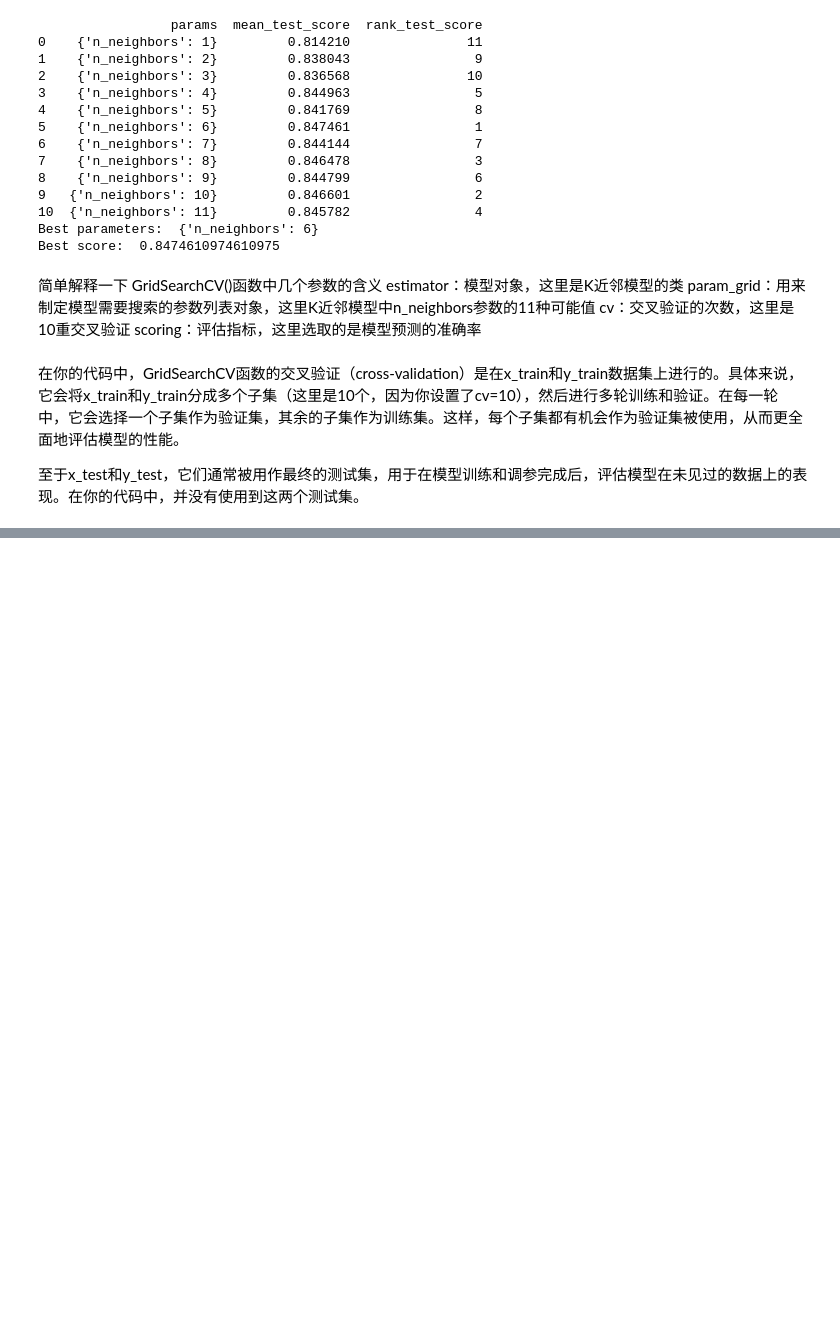
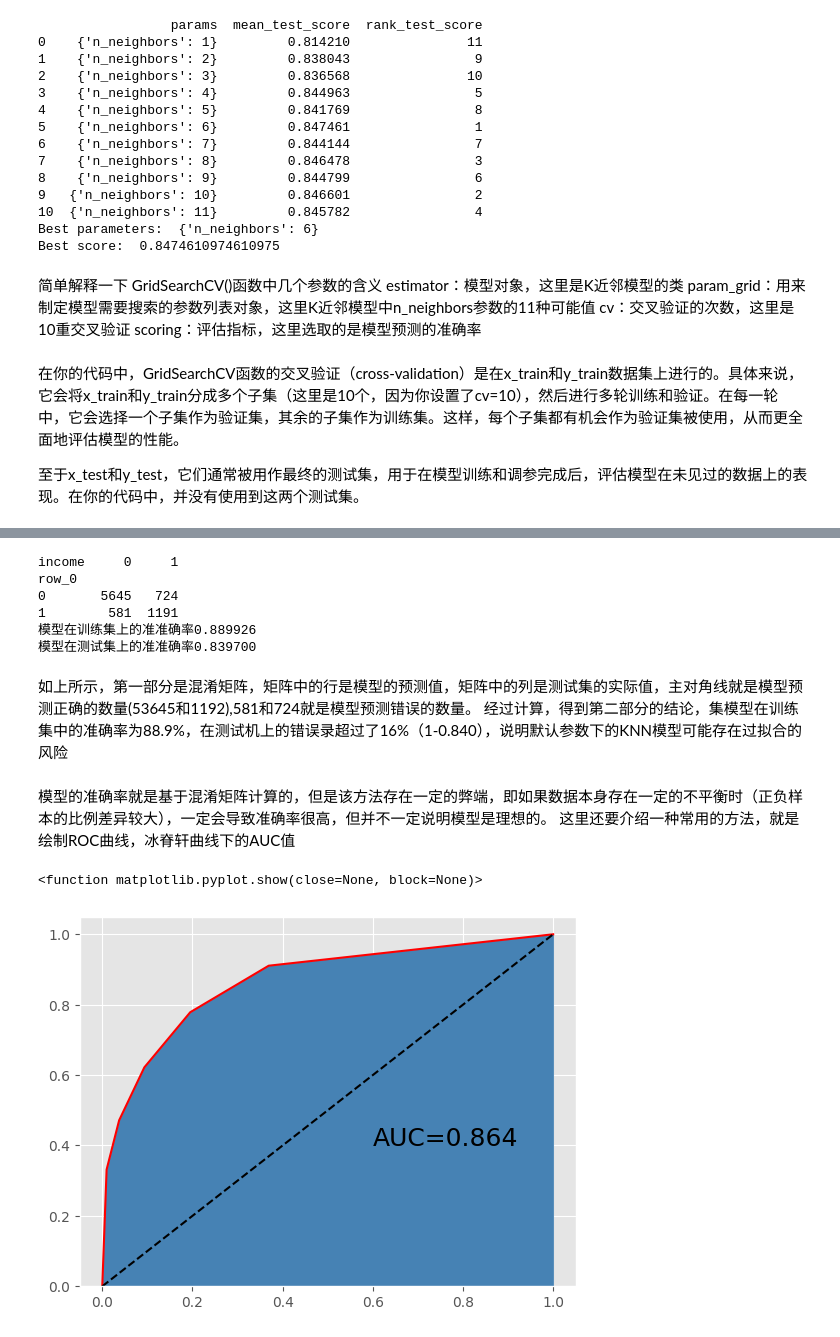
Before and after one commit to fiveyearoldlookingup/Python_Data_analysis-cleaning, a Jupyter notebook: 第二章 从收入的预测分析开始/code.ipynb, the cells around one changed output, grey strips where cells are left out. Drawn from its saved outputs; the diff is of its cells as text; code cells hidden in the pictures; blank space fills up the shorter version.

```diff
--- a/第二章 从收入的预测分析开始/code.ipynb
+++ b/第二章 从收入的预测分析开始/code.ipynb
@@ -360,0 +431,39 @@ scoring：评估指标，这里选取的是模型预测的准确率
+# %%
+#7.默认的近邻模型
+#K近邻模型在测试集上的预测
+kn_pred = kn.predict(x_test)
+print(pd.crosstab(kn_pred,y_test))
+
+#模型得分
+print("模型在训练集上的准准确率%f" %kn.score(x_train,y_train))
+print("模型在测试集上的准准确率%f" %kn.score(x_test,y_test))
+# %% [output]
+income     0     1
+row_0
+0       5645   724
+1        581  1191
+模型在训练集上的准准确率0.889926
+模型在测试集上的准准确率0.839700
+# %% [markdown]
+如上所示，第一部分是混淆矩阵，矩阵中的行是模型的预测值，矩阵中的列是测试集的实际值，主对角线就是模型预测正确的数量(53645和1192),581和724就是模型预测错误的数量。
+经过计算，得到第二部分的结论，集模型在训练集中的准确率为88.9%，在测试机上的错误录超过了16%（1-0.840），说明默认参数下的KNN模型可能存在过拟合的风险
+# %% [markdown]
+模型的准确率就是基于混淆矩阵计算的，但是该方法存在一定的弊端，即如果数据本身存在一定的不平衡时（正负样本的比例差异较大），一定会导致准确率很高，但并不一定说明模型是理想的。
+这里还要介绍一种常用的方法，就是绘制ROC曲线，冰脊轩曲线下的AUC值
+# %%
+#导入模型评估模块
+from sklearn import metrics
+#计算ROC曲线的x轴和y轴数据
+fpr, tpr, _ = metrics.roc_curve(y_test, kn.predict_proba(x_test)[:,1])
+#绘制ROC曲线
+plt.plot(fpr, tpr, linestyle = 'solid',color='red')
+#添加阴影
+plt.stackplot(fpr, tpr, color='steelblue')
+#绘制参考线
+plt.plot([0,1],[0,1],linestyle = 'dashed',color='black')
+#往图中添加文本
+plt.text(0.6,0.4,'AUC=%.3f' % metrics.auc(fpr, tpr),fontdict = dict(size=18))
+plt.show
+# %% [output]
+<function matplotlib.pyplot.show(close=None, block=None)>
+[figure, added]
```
Also changed, not shown: parts of 15 cells of this notebook.
